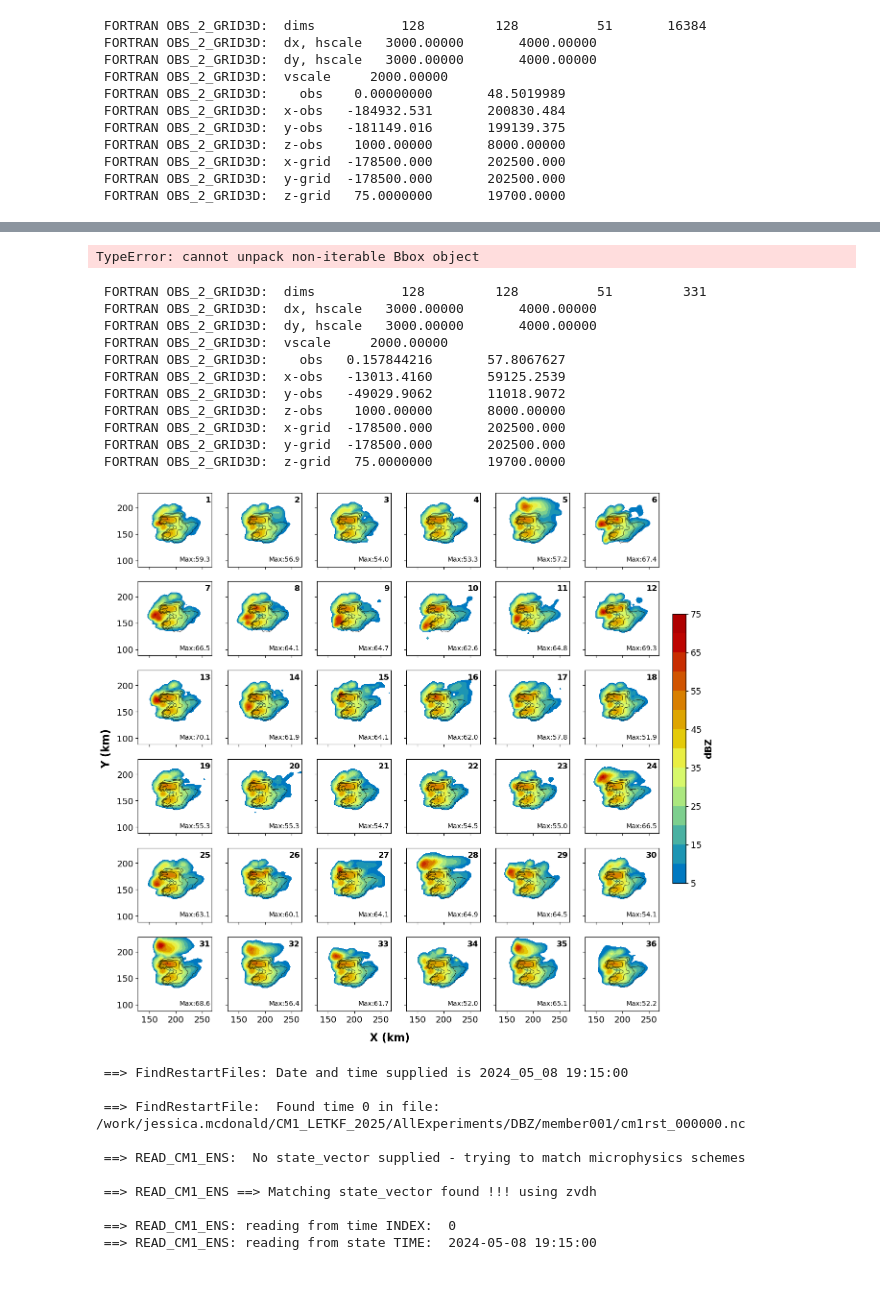
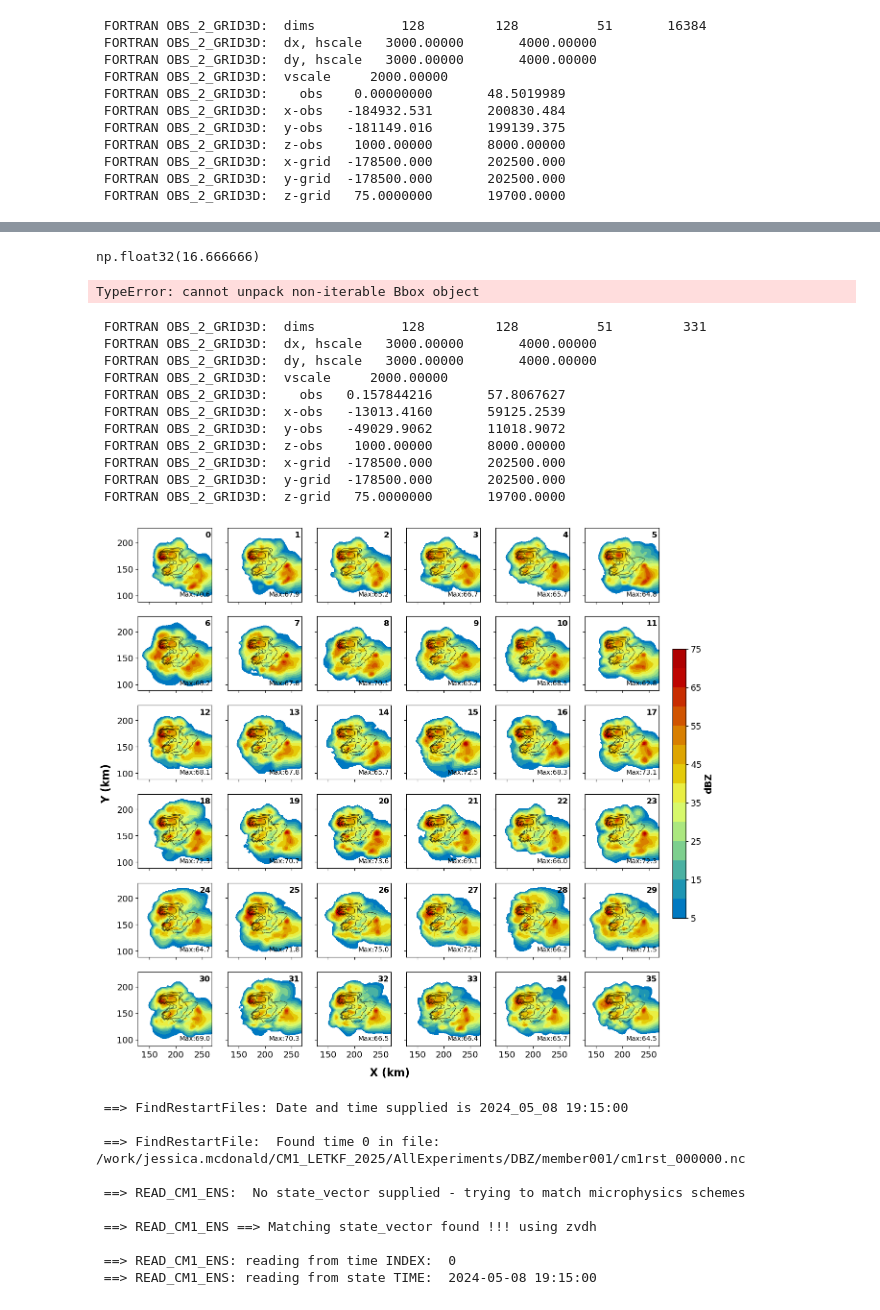
Before and after one commit to jessmcd/CM1_LETKF_2025, a Jupyter notebook: LETKF_testing.ipynb, the cells around one changed output, grey strips where cells are left out. Drawn from its saved outputs; the diff is of its cells as text; code cells hidden in the pictures.

```diff
--- a/LETKF_testing.ipynb
+++ b/LETKF_testing.ipynb
@@ -69,11 +71,11 @@ import state_vector as state
 
 myDTstring = '2024,05,08,21,00,00'
 
-with open('/work/jessica.mcdonald/CM1_LETKF_2025/AllExperiments/DBZ/DBZ.exp', 'rb') as f:
+with open('/scratch/home/jessica.mcdonald/LETKF_runs/DBZ_VR/DBZ_VR.exp', 'rb') as f:
     exper = json.load(f)
 files, myDT = ens.FindRestartFiles(exper, myDTstring, ret_exp=False,)
 
-ens_state = ens.read_CM1_ens(files, exper, state_vector=None, DateTime=myDT, addmean=1)
+ens_state = ens.read_CM1_ens(files, exper, state_vector=None, DateTime=myDT, addmean=1) # the final member is the mean member!!!!
 ens.ens_CM1_coords(ens_state)
 # %% [output]
  ==> FindRestartFiles: Date and time supplied is 2024_05_08 21:00:00
@@ -127,5 +129,7 @@ with redirect_stdout(io.StringIO()) as f:
  FORTRAN OBS_2_GRID3D:  y-grid  -178500.000       202500.000
  FORTRAN OBS_2_GRID3D:  z-grid   75.0000000       19700.0000
 # %%
-t = ens.ens_GRID_RELECTIVITY(ens_state, cref=True)
+for n in np.arange(0, 37):
+    if n not in [0,1,8,9]:
+        print(n, end=',')
 # %% [output]
@@ -143,3 +244,7 @@ t = ens.ens_GRID_RELECTIVITY(ens_state, cref=True)
+# %%
+50/(ens_state.dx/1000)
+# %% [output]
+np.float32(16.666666)
 # %%
 x1, y1, x2, y2 = axes[0,0].get_position()
 xwidth = x2-x1
@@ -171,15 +276,17 @@ nrow, ncol = subplot_format(ne)
 #fig,axes = plt.subplots(nrow, ncol, figsize=(10,8), sharex=True, sharey=True, subplot_kw={'aspect':'equal'})
 fig,axes = plt.subplots(nrow, ncol, figsize=(14,14), sharex=True, sharey=True, subplot_kw={'aspect':'equal'})
 
-full_field = ens_state['DBZ'][:].sum(axis=(0,1))
-yc, xc = np.where(full_field == full_field.max())
+# full_field = ens_state['DBZ'][:].sum(axis=(0,1))
+# yc, xc = np.where(full_field == full_field.max())
+
+yc, xc = np.where(obs == obs.max())
 
 if plot_width!= None:
     axes[0,0].set_xlim(x[xc]-plot_width/2 +20, x[xc]+plot_width/2+20) # shift plot 20 km to the right, it just looks better
     axes[0,0].set_ylim(y[yc]-plot_width/2-20, y[yc]+plot_width/2 -20)
 
 for i,ax in enumerate(axes.flatten()):
-    i+=1 # 0 is the mean member, so always skip it
+     # NOTE, the FINAL member is the mean member!!!!
 
     if cref == True: dbz = ens_state['DBZ'][i,:].max(axis=0)
     else: dbz = ens_state['DBZ'][i,zi]
@@ -187,34 +294,34 @@ for i,ax in enumerate(axes.flatten()):
 
     im=ax.contourf(x,y, dbz, cmap=ctables.REF_default, levels=np.arange(5,80,5))
     ax.contour(x,y, obs, colors='k', levels=np.arange(10,80,10), linewidths=0.5)
     ax.text(0.98, .05, f'Max:{dbz.max():.1f}', va='bottom',ha='right', fontsize=10, transform=ax.transAxes)
     ax.text(0.98, .95, f'{i}', ha='right', va='top',fontsize=12, transform=ax.transAxes, weight='bold')
 
 # xwidth = (axes[0,0].get_position().x1-axes[0,0].get_position().x0)*.2
 # ywidth = (axes[0,0].get_position().y1-axes[0,0].get_position().y0)*.4
 # plt.subplots_adjust(hspace = ywidth, wspace = ywidth)
 
 cbar_ax = fig.add_axes([0.92, 0.3, 0.02, 0.4])
 cbar = fig.colorbar(im, cax=cbar_ax)
 cbar.set_label('dBZ', weight='bold')
 
 #plt.tight_layout()
 
 fig.text(0.5, 0.07, 'X (km)', ha='center', va='center', weight='bold', fontsize=16);
 fig.text(0.07,0.5, r'Y (km)', weight='bold', va='center', fontsize=16, rotation='vertical');
 # %% [output]
  FORTRAN OBS_2_GRID3D:  dims           128         128          51         331
  FORTRAN OBS_2_GRID3D:  dx, hscale   3000.00000       4000.00000
  FORTRAN OBS_2_GRID3D:  dy, hscale   3000.00000       4000.00000
  FORTRAN OBS_2_GRID3D:  vscale     2000.00000
  FORTRAN OBS_2_GRID3D:    obs   0.157844216       57.8067627
  FORTRAN OBS_2_GRID3D:  x-obs   -13013.4160       59125.2539
  FORTRAN OBS_2_GRID3D:  y-obs   -49029.9062       11018.9072
  FORTRAN OBS_2_GRID3D:  z-obs    1000.00000       8000.00000
  FORTRAN OBS_2_GRID3D:  x-grid  -178500.000       202500.000
  FORTRAN OBS_2_GRID3D:  y-grid  -178500.000       202500.000
  FORTRAN OBS_2_GRID3D:  z-grid   75.0000000       19700.0000
-[figure, old version]
+[figure, new version]
 # %%
 
 myDTstring = '2024,05,08,19,15,00'
```
Also changed, not shown: parts of 6 cells of this notebook, 9 other files.
